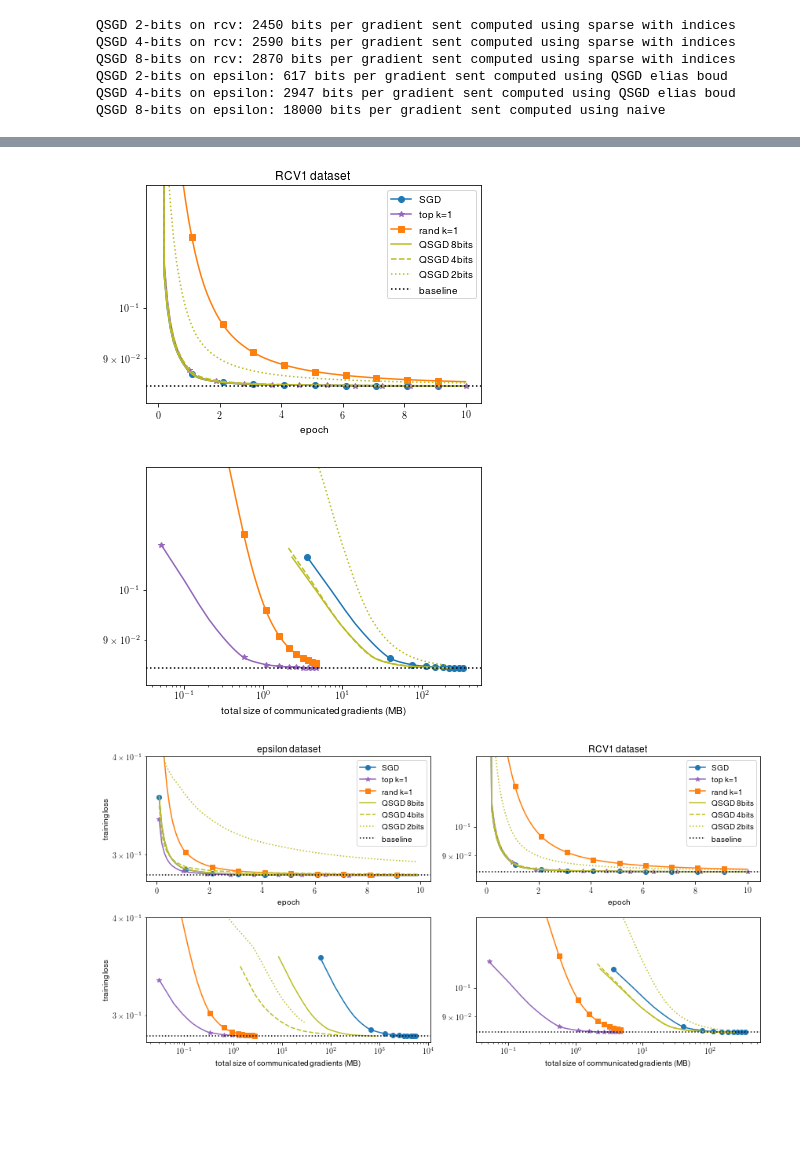
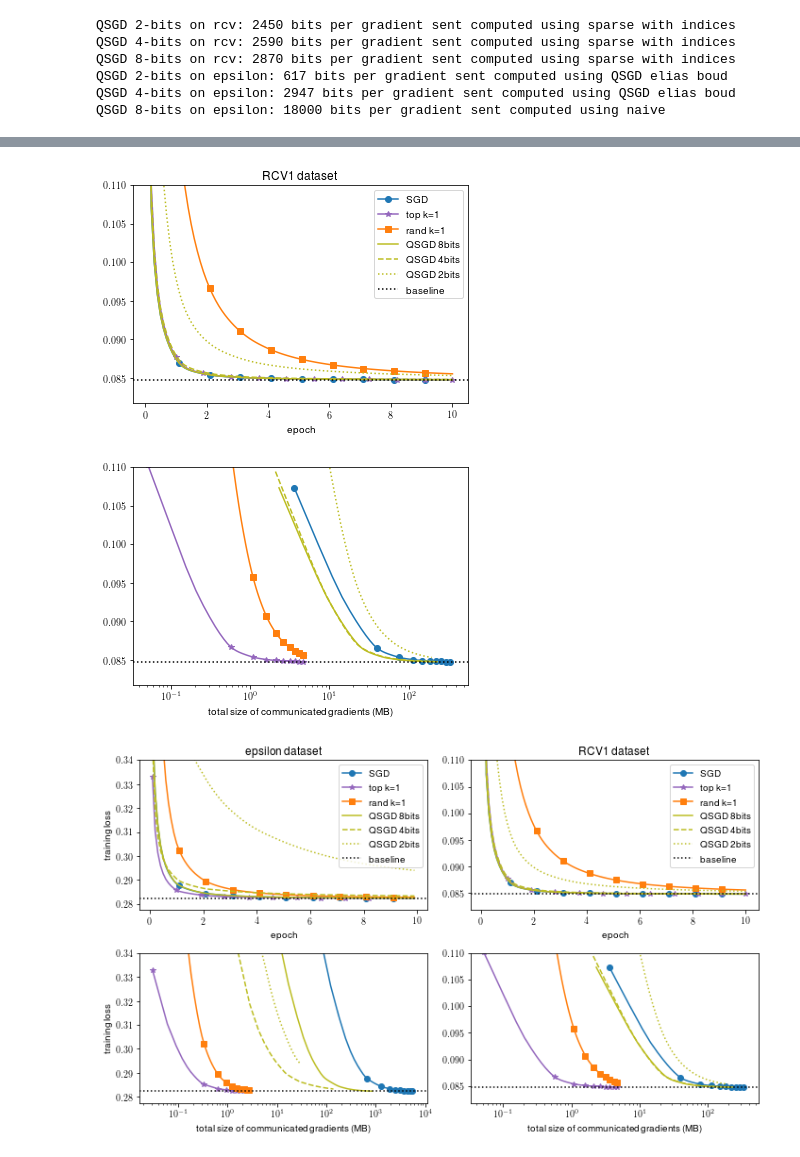
Before and after one commit to epfml/sparsifiedSGD, a Jupyter notebook: notebooks/plots.ipynb, the cells around one changed output, grey strips where cells are left out. Cells and saved outputs as stored; diff of their text form; code cells hidden in the pictures; blank space fills up the shorter version.

```diff
--- a/notebooks/plots.ipynb
+++ b/notebooks/plots.ipynb
@@ -177,7 +177,7 @@ QSGD 2-bits on epsilon: 617 bits per gradient sent computed using QSGD elias bou
 QSGD 4-bits on epsilon: 2947 bits per gradient sent computed using QSGD elias boud
 QSGD 8-bits on epsilon: 18000 bits per gradient sent computed using naive
 # %%
-eps_ylim = [baselines['epsilon'] - 0.005, .4]
+eps_ylim = [baselines['epsilon'] - 0.005, .34]
 
 def plot_qsgd_epsilon(ax):
     baseline = baselines['epsilon']
@@ -206,7 +206,7 @@ def plot_qsgd_epsilon(ax):
     ax.set_title('epsilon dataset');
     ax.set_xlabel('epoch');
     ax.set_ylabel('training loss');
-    if LOG_SCALE:
+    if False: #LOG_SCALE:
         ax.set_yscale("log")
 
 fig, ax = plt.subplots(1)
@@ -244,7 +244,7 @@ def plot_qsgd_epsilon_com(ax):
     ax.set_xlabel('total size of communicated gradients (MB)');
     ax.set_ylabel('training loss');
     ax.set_xscale("log")
-    if LOG_SCALE:
+    if False: # LOG_SCALE:
         ax.set_yscale("log")
 
 fig, ax = plt.subplots(1)
@@ -254,5 +254,5 @@ plot_qsgd_epsilon_com(ax)
 # %%
-rcv_ylim = [baselines['RCV1-test'] - 0.003, .13]
+rcv_ylim = [baselines['RCV1-test'] - 0.003, .11]
 
 def plot_qsgd_rcv1(ax):
     baseline = baselines['RCV1-test']
@@ -283,13 +283,13 @@ def plot_qsgd_rcv1(ax):
     ax.set_title('RCV1 dataset');
     ax.set_xlabel('epoch');
 #     ax.set_ylabel('training loss');
-    if LOG_SCALE:
+    if False: #LOG_SCALE:
         ax.set_yscale("log")
 
 fig, ax = plt.subplots(1)
 plot_qsgd_rcv1(ax)
 # %% [output]
-[figure, old version]
+[figure, new version]
 # %%
 
 def plot_qsgd_rcv1_com(ax):
@@ -328,24 +328,24 @@ def plot_qsgd_rcv1_com(ax):
 #     ax.set_ylabel('training loss');
 
     ax.set_xscale("log")
-    if LOG_SCALE:
+    if False: #LOG_SCALE:
         ax.set_yscale("log")
 
 fig, ax = plt.subplots(1)
 plot_qsgd_rcv1_com(ax)
 # %% [output]
-[figure, old version]
+[figure, new version]
 # %%
-fig, axes = plt.subplots(2, 2, figsize=(12,6))
+fig, axes = plt.subplots(2, 2, figsize=(10,6))
 [ax1, ax2], [ax3, ax4] = axes
 
 plot_qsgd_epsilon(ax1)
 plot_qsgd_rcv1(ax2)
 plot_qsgd_epsilon_com(ax3)
 plot_qsgd_rcv1_com(ax4)
 plt.subplots_adjust(left=None, bottom=None, right=None, top=None,
                 wspace=None, hspace=0.3)
 plt.tight_layout()
 fig.savefig('../figures/qsgd.pdf')
 # %% [output]
-[figure, old version]
+[figure, new version]
```
Also changed, not shown: parts of 4 cells of this notebook, 59 other files.
